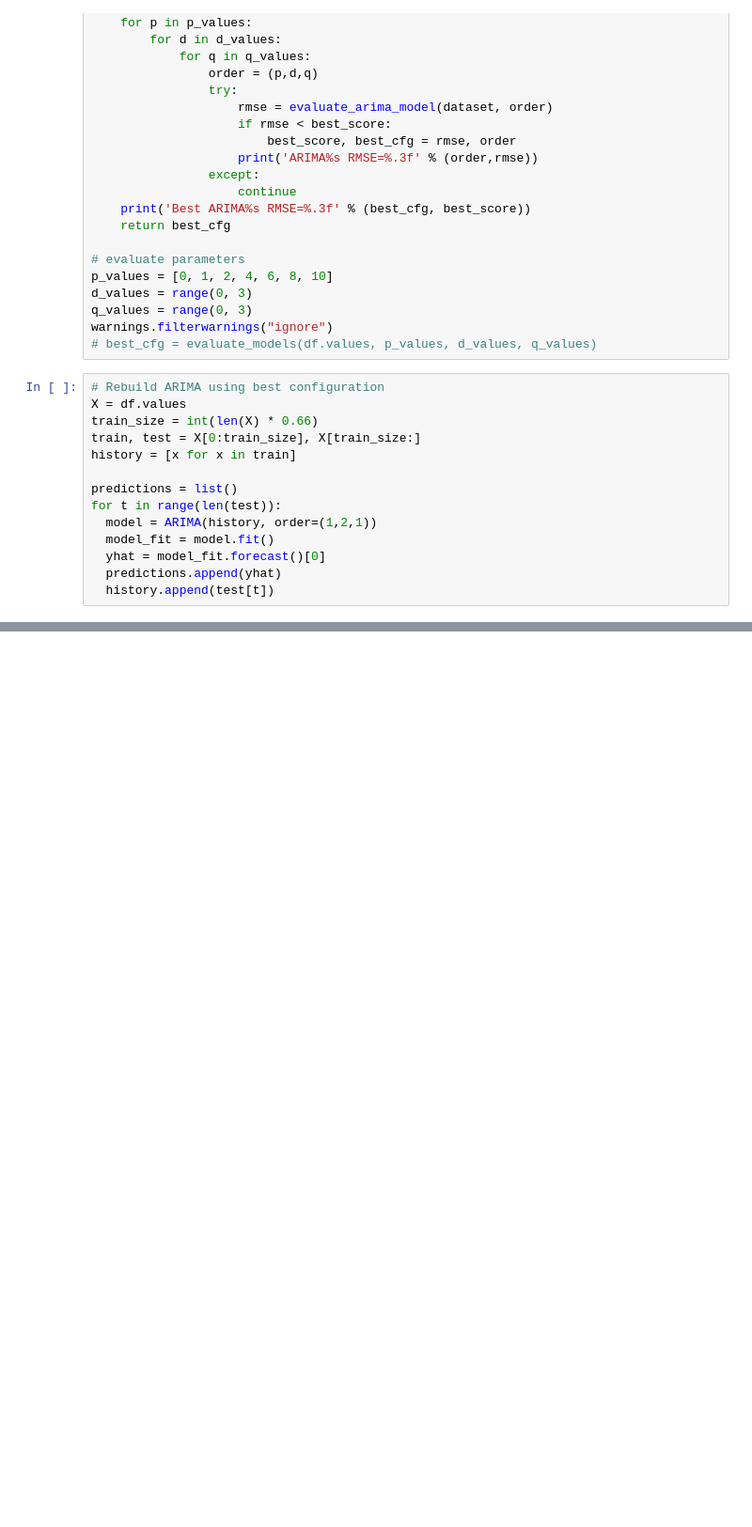
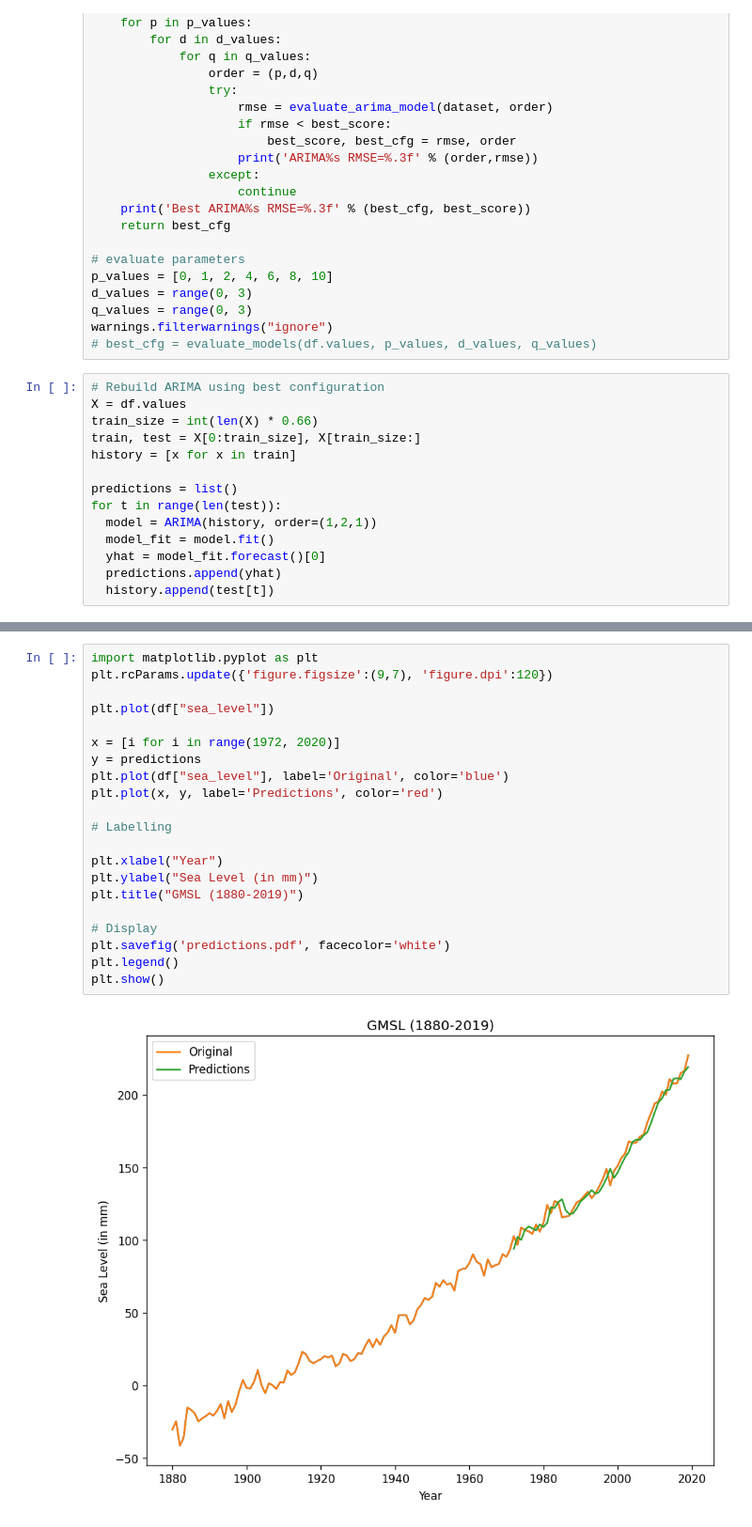
Before and after one commit to nccruel/132project, a Jupyter notebook: 132proj.ipynb, the cells around one changed output, grey strips where cells are left out. Shown at 94% size. Cells and saved outputs as stored; diff of their text form; blank space fills up the shorter version.

Commit message:
Plot ARIMA predictions

```diff
--- a/132proj.ipynb
+++ b/132proj.ipynb
@@ -103,0 +104,23 @@ display(predictions)
+# %%
+import matplotlib.pyplot as plt
+plt.rcParams.update({'figure.figsize':(9,7), 'figure.dpi':120})
+
+plt.plot(df["sea_level"])
+
+x = [i for i in range(1972, 2020)]
+y = predictions
+plt.plot(df["sea_level"], label='Original', color='blue')
+plt.plot(x, y, label='Predictions', color='red')
+
+# Labelling
+
+plt.xlabel("Year")
+plt.ylabel("Sea Level (in mm)")
+plt.title("GMSL (1880-2019)")
+
+# Display
+plt.savefig('predictions.pdf', facecolor='white')
+plt.legend()
+plt.show()
+# %% [output]
+[figure, added]
```
Also changed, not shown: parts of 1 cell of this notebook, 1 other file.
